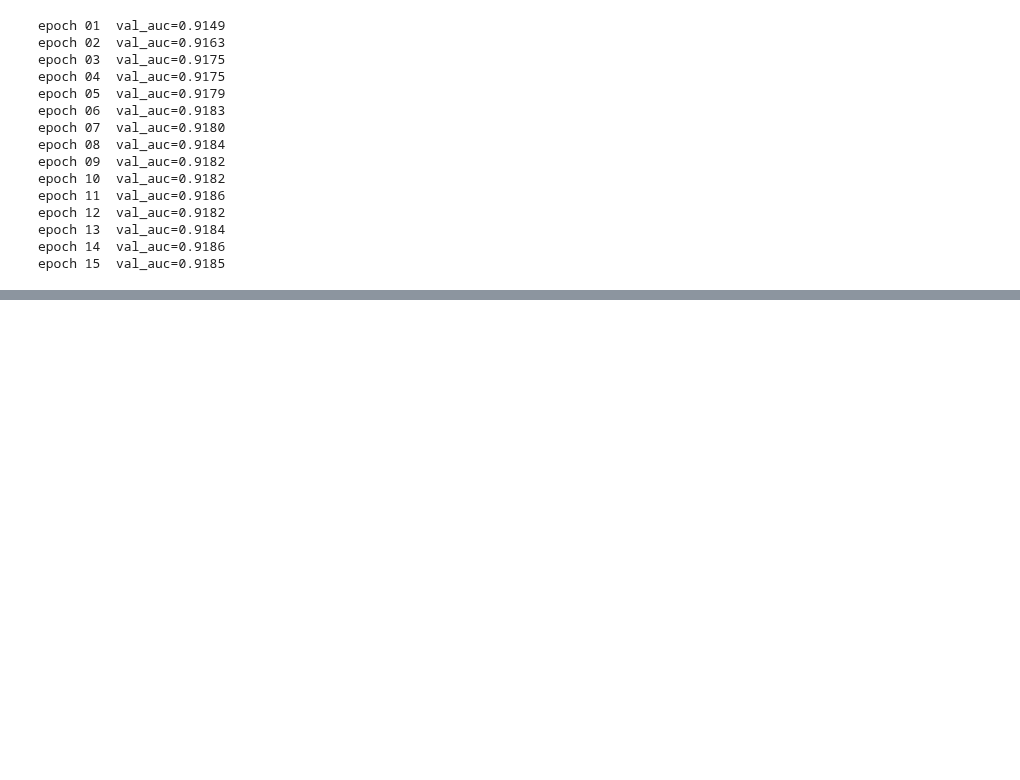
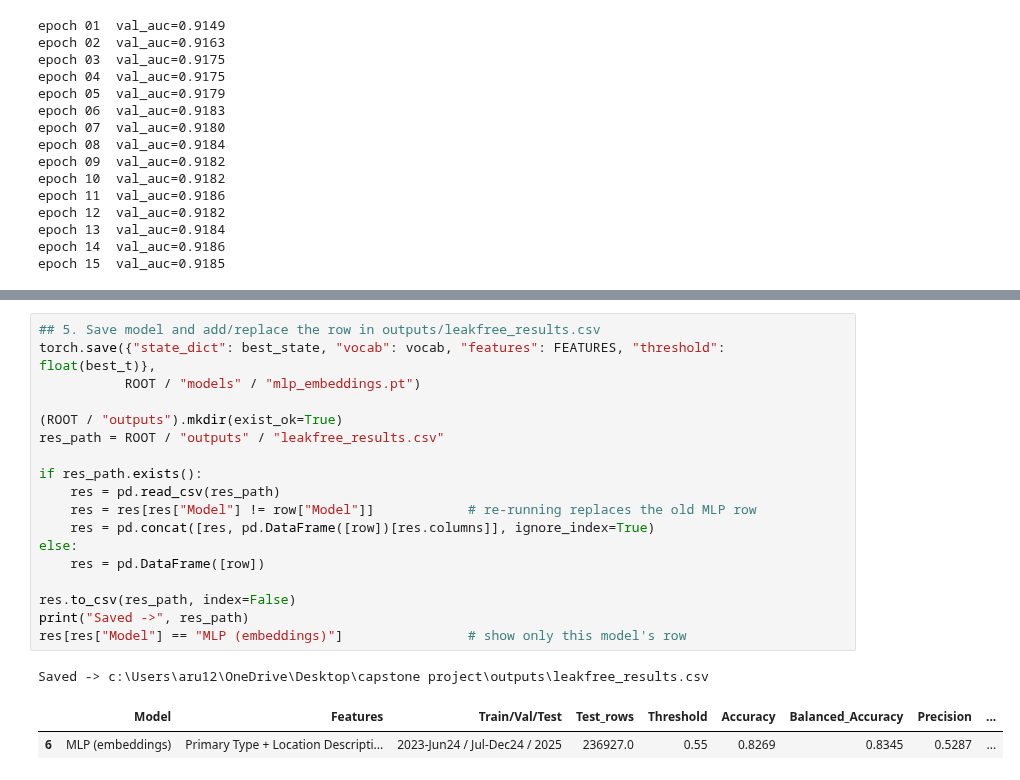
Before and after one commit to PadmasaleAravindaValli/CAPSTONE-PROJECT, a Jupyter notebook: notebooks/08_DL_MLP_Model.ipynb, the cells around one changed output, grey strips where cells are left out. Saved outputs shown, nothing was run; the diff lists cells and outputs as text; blank space fills up the shorter version.

```diff
--- a/notebooks/08_DL_MLP_Model.ipynb
+++ b/notebooks/08_DL_MLP_Model.ipynb
@@ -155,0 +171,22 @@ test ROC-AUC: 0.9136
+# %%
+## 5. Save model and add/replace the row in outputs/leakfree_results.csv
+torch.save({"state_dict": best_state, "vocab": vocab, "features": FEATURES, "threshold": float(best_t)},
+           ROOT / "models" / "mlp_embeddings.pt")
+
+(ROOT / "outputs").mkdir(exist_ok=True)
+res_path = ROOT / "outputs" / "leakfree_results.csv"
+
+if res_path.exists():
+    res = pd.read_csv(res_path)
+    res = res[res["Model"] != row["Model"]]            # re-running replaces the old MLP row
+    res = pd.concat([res, pd.DataFrame([row])[res.columns]], ignore_index=True)
+else:
+    res = pd.DataFrame([row])
+
+res.to_csv(res_path, index=False)
+print("Saved ->", res_path)
+res[res["Model"] == "MLP (embeddings)"]                # show only this model's row
+# %% [output]
+Saved -> c:\Users\aru12\OneDrive\Desktop\capstone project\outputs\leakfree_results.csv
+|  | Model | Features | Train/Val/Test | Test_rows | Threshold | Accuracy | Balanced_Accuracy | Precision | ... |
+| 6 | MLP (embeddings) | Primary Type + Location Descripti... | 2023-Jun24 / Jul-Dec24 / 2025 | 236927.0 | 0.55 | 0.8269 | 0.8345 | 0.5287 | ... |
```
Also changed, not shown: parts of 5 cells of this notebook, 4 other files.
